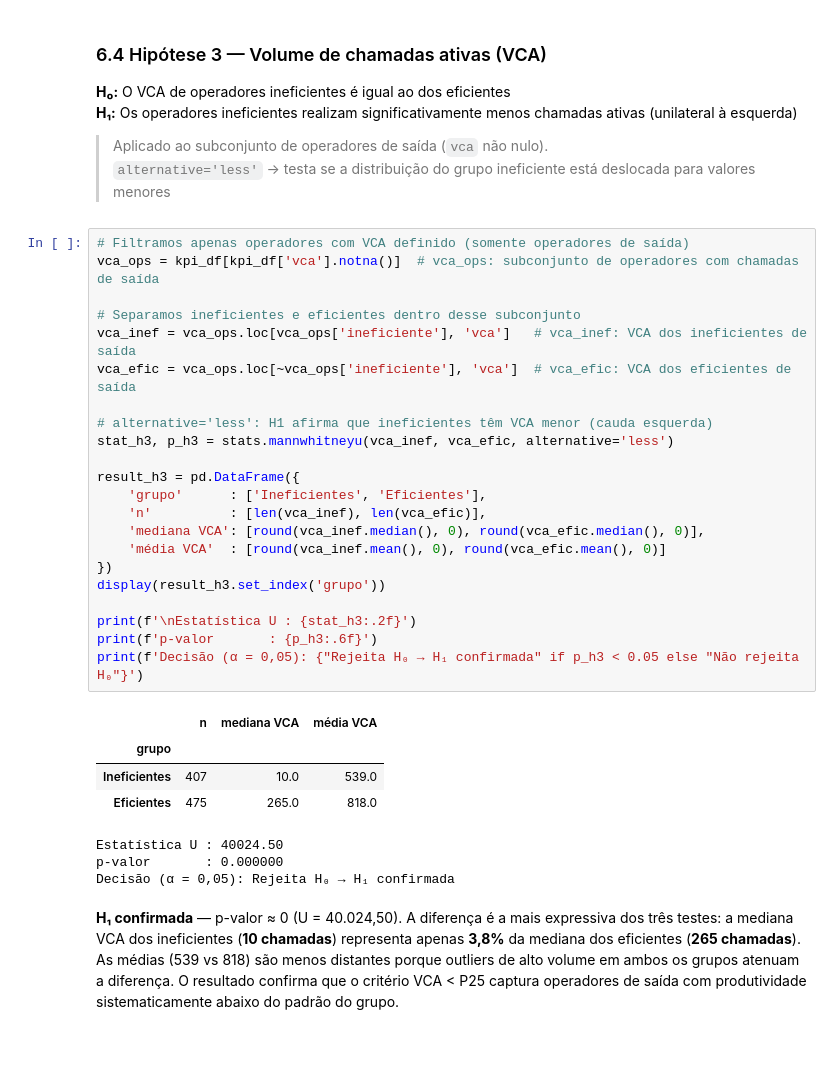
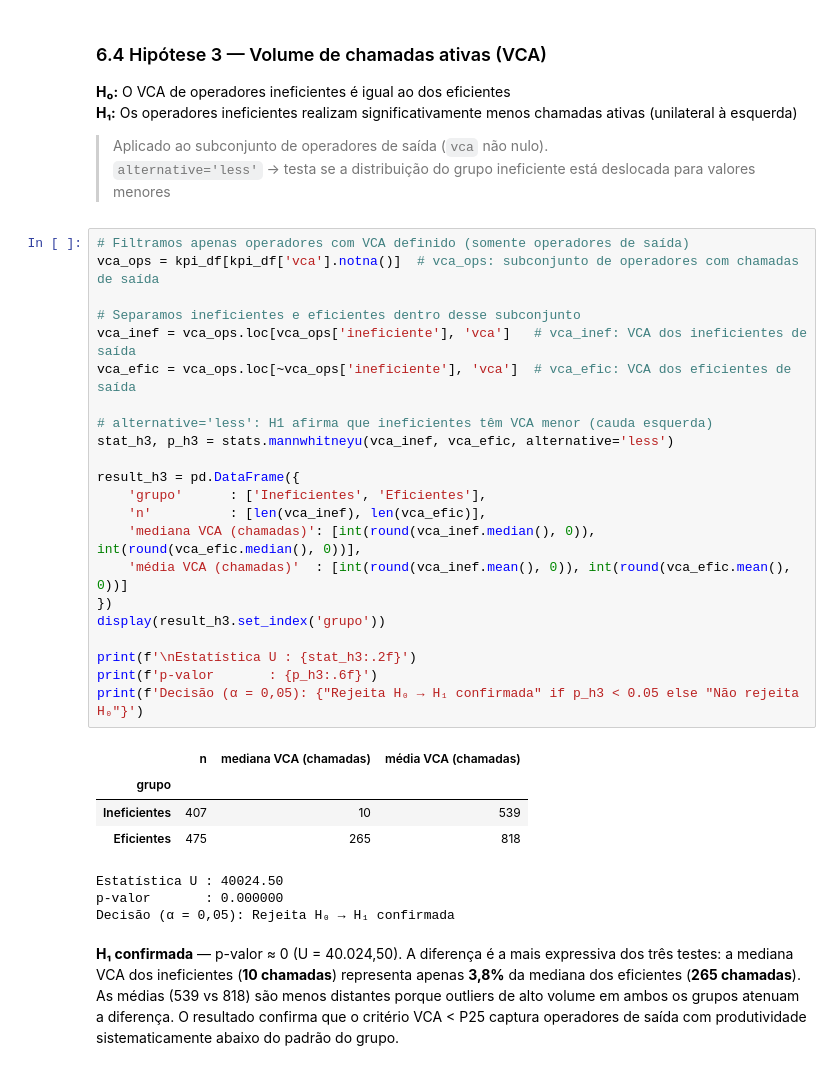
Before and after one commit to raimirsilva/DA-curse-final-project, a Jupyter notebook: notebook/Implementation.ipynb, the cells around one changed output. Saved outputs shown, nothing was run; the diff lists cells and outputs as text.

```diff
--- a/notebook/Implementation.ipynb
+++ b/notebook/Implementation.ipynb
@@ -1541,30 +1543,30 @@ Decisão (α = 0,05): Rejeita H₀ → H₁ confirmada
 # %%
 # Filtramos apenas operadores com VCA definido (somente operadores de saída)
 vca_ops = kpi_df[kpi_df['vca'].notna()]  # vca_ops: subconjunto de operadores com chamadas de saída
 
 # Separamos ineficientes e eficientes dentro desse subconjunto
 vca_inef = vca_ops.loc[vca_ops['ineficiente'], 'vca']   # vca_inef: VCA dos ineficientes de saída
 vca_efic = vca_ops.loc[~vca_ops['ineficiente'], 'vca']  # vca_efic: VCA dos eficientes de saída
 
 # alternative='less': H1 afirma que ineficientes têm VCA menor (cauda esquerda)
 stat_h3, p_h3 = stats.mannwhitneyu(vca_inef, vca_efic, alternative='less')
 
 result_h3 = pd.DataFrame({
     'grupo'      : ['Ineficientes', 'Eficientes'],
     'n'          : [len(vca_inef), len(vca_efic)],
-    'mediana VCA': [round(vca_inef.median(), 0), round(vca_efic.median(), 0)],
-    'média VCA'  : [round(vca_inef.mean(), 0), round(vca_efic.mean(), 0)]
+    'mediana VCA (chamadas)': [int(round(vca_inef.median(), 0)), int(round(vca_efic.median(), 0))],
+    'média VCA (chamadas)'  : [int(round(vca_inef.mean(), 0)), int(round(vca_efic.mean(), 0))]
 })
 display(result_h3.set_index('grupo'))
 
 print(f'\nEstatística U : {stat_h3:.2f}')
 print(f'p-valor       : {p_h3:.6f}')
 print(f'Decisão (α = 0,05): {"Rejeita H₀ → H₁ confirmada" if p_h3 < 0.05 else "Não rejeita H₀"}')
 # %% [output]
-|  | n | mediana VCA | média VCA |
+|  | n | mediana VCA (chamadas) | média VCA (chamadas) |
 | grupo |  |  |  |
-| Ineficientes | 407 | 10.0 | 539.0 |
-| Eficientes | 475 | 265.0 | 818.0 |
+| Ineficientes | 407 | 10 | 539 |
+| Eficientes | 475 | 265 | 818 |
 Estatística U : 40024.50
 p-valor       : 0.000000
 Decisão (α = 0,05): Rejeita H₀ → H₁ confirmada
```
Also changed, not shown: parts of 2 cells of this notebook.
